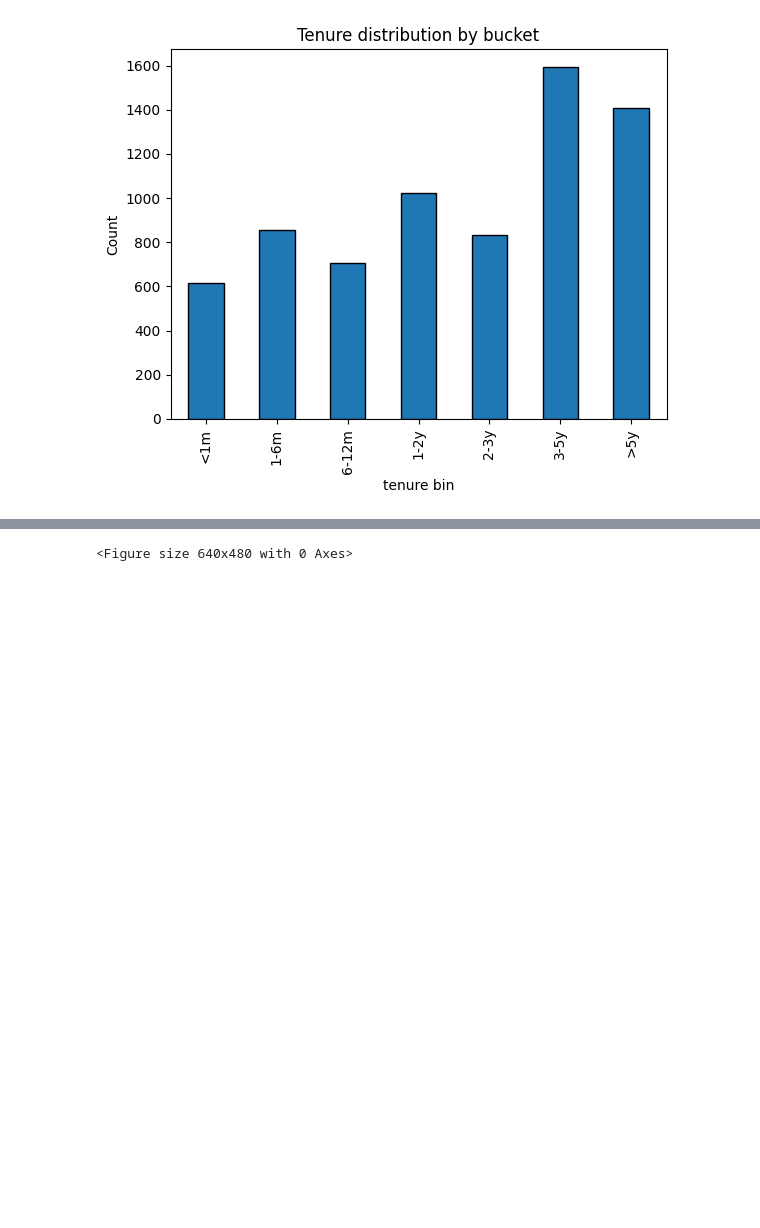
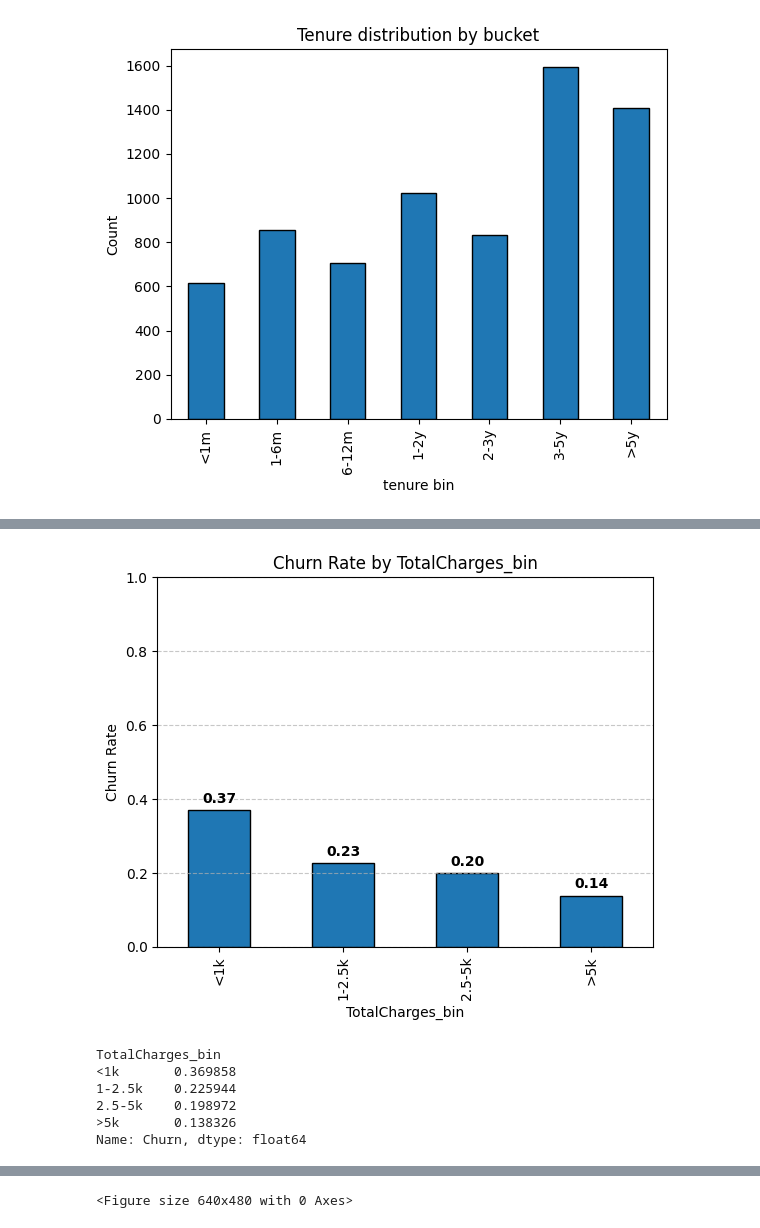
Before and after one commit to sidneipj1/telco_churn_case, a Jupyter notebook: notebooks/00_exploration_telco_churn_case.ipynb, the cells around one changed output, grey strips where cells are left out. Cells and saved outputs as stored; diff of their text form; code cells hidden in the pictures; blank space fills up the shorter version.

```diff
--- a/notebooks/00_exploration_telco_churn_case.ipynb
+++ b/notebooks/00_exploration_telco_churn_case.ipynb
@@ -368,0 +378,53 @@ df["tenure_bin"] = plot_bucket_distribution(
+# %%
+def plot_churn_rate_by_bin(df, bin_col: str, target_col: str = "Churn"):
+    """
+    Plot the churn rate (percentage) for each bin or category.
+    Display the churn rate value on top of each bar.
+
+    Parameters:
+    - df: pandas DataFrame
+    - bin_col: column name of the bin or categorical variable
+               (e.g., 'TotalCharges_bin', 'tenure_bin')
+    - target_col: binary target variable (default = 'Churn')
+
+    Returns:
+    - pandas Series with churn rate by bin
+    """
+    churn_rate = (
+        df.groupby(bin_col)[target_col]
+          .mean()
+          .sort_index()
+    )
+
+    ax = churn_rate.plot(kind="bar", edgecolor="black")
+
+    plt.title(f"{target_col} Rate by {bin_col}")
+    plt.xlabel(bin_col)
+    plt.ylabel(f"{target_col} Rate")
+    plt.ylim(0, 1)
+    plt.grid(axis="y", linestyle="--", alpha=0.7)
+
+    # Add labels on top of bars
+    for idx, value in enumerate(churn_rate):
+        plt.text(
+            x=idx,
+            y=value + 0.02,  # slightly above the bar
+            s=f"{value:.2f}",
+            ha="center",
+            fontweight="bold"
+        )
+
+    plt.show()
+
+    return churn_rate
+# %%
+# TotalCharges bin
+plot_churn_rate_by_bin(df, "TotalCharges_bin")
+# %% [output]
+[figure, added]
+TotalCharges_bin
+<1k       0.369858
+1-2.5k    0.225944
+2.5-5k    0.198972
+>5k       0.138326
+Name: Churn, dtype: float64
```
Also changed, not shown: parts of 6 cells of this notebook.
